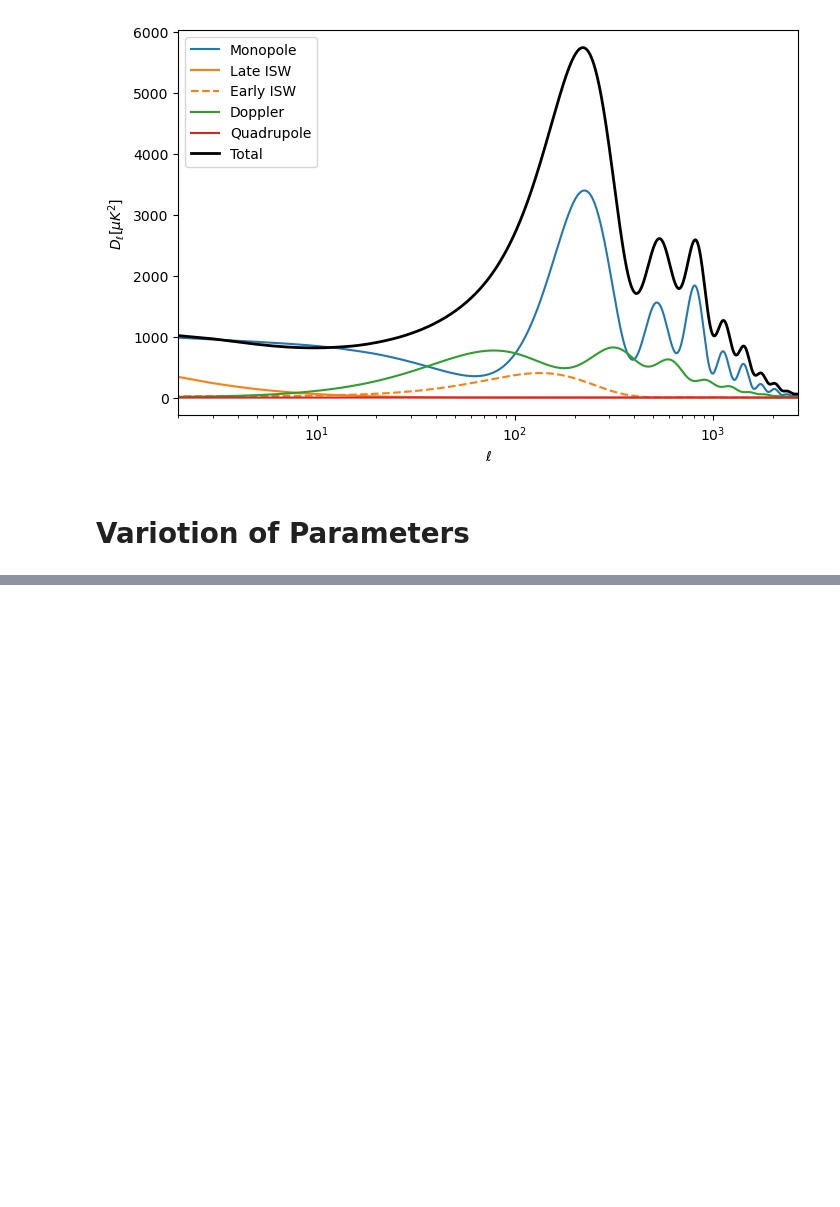
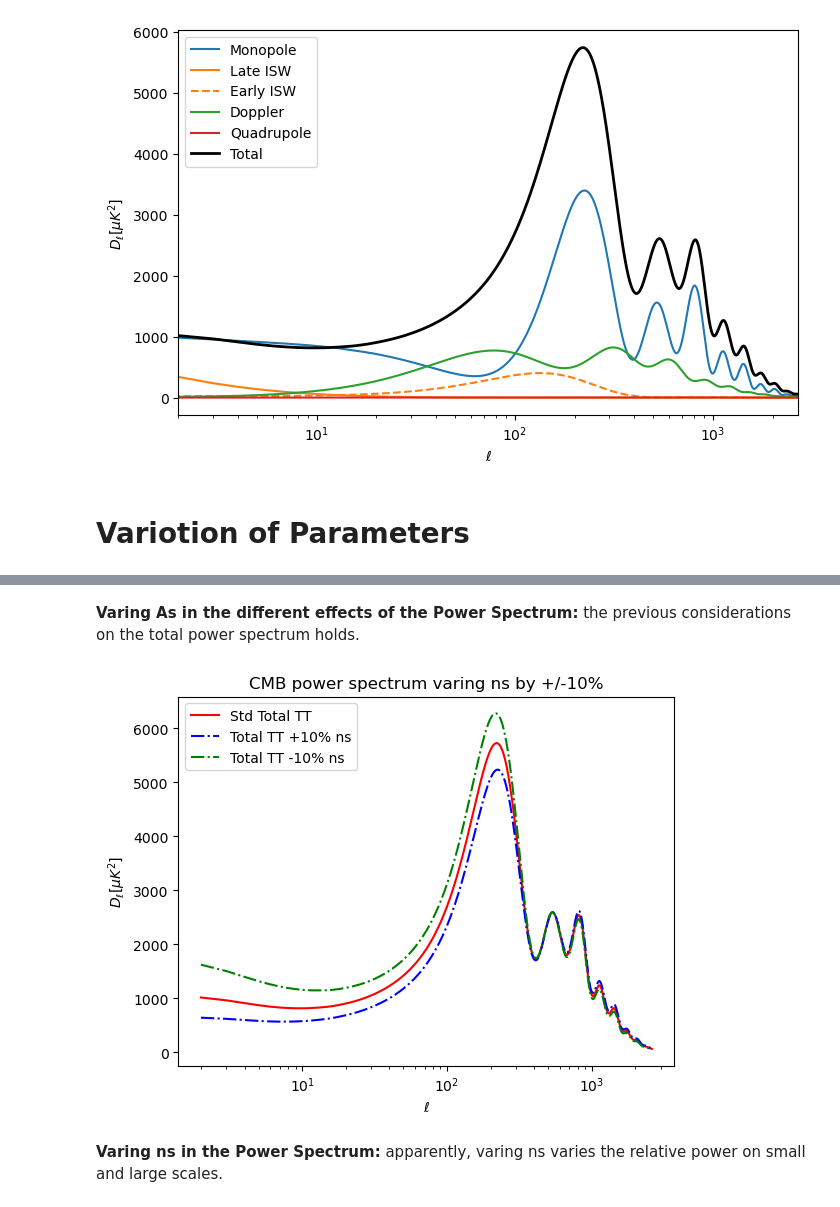
Before and after one commit to GenovaCosmology/AstroCosmoComputational, a Jupyter notebook: Students/Gabriele_Russo/CosmicStructures/Week6/ex1.ipynb, the cells around one changed output, grey strips where cells are left out. Saved outputs shown, nothing was run; the diff lists cells and outputs as text; code cells hidden in the pictures; blank space fills up the shorter version.

```diff
--- a/Students/Gabriele_Russo/CosmicStructures/Week6/ex1.ipynb
+++ b/Students/Gabriele_Russo/CosmicStructures/Week6/ex1.ipynb
@@ -172,0 +243,36 @@ plt.show()
+# %% [markdown]
+**Varing As in the different effects of the Power Spectrum:** the previous considerations on the total power spectrum holds.
+# %%
+# Variang ns by +/-10%
+ns_pars_plus  = camb.read_ini('https://raw.githubusercontent.com/cmbant/CAMB/master/inifiles/planck_2018.ini')
+ns_pars_minus = camb.read_ini('https://raw.githubusercontent.com/cmbant/CAMB/master/inifiles/planck_2018.ini')
+ns_pars_plus.InitPower.ns *= 110./100.
+ns_pars_minus.InitPower.ns *= 90./100.
+
+# Calculate results for these parameters
+ns_results_plus = camb.get_results(ns_pars_plus)
+ns_results_minus = camb.get_results(ns_pars_minus)
+
+# Computing the CMB temperature power spectrum for the modified parameters
+ns_powers_plus = ns_results_plus.get_cmb_power_spectra(ns_pars_plus, CMB_unit='muK')
+ns_powers_minus = ns_results_minus.get_cmb_power_spectra(ns_pars_minus, CMB_unit='muK')
+
+# Get the total CMB power spectrum
+ns_totCL_plus = ns_powers_plus['total']
+ns_totCL_minus = ns_powers_minus['total']
+
+# Plot the CMB power spectrum
+plt.figure()
+plt.plot(ells[2:],std_totCL[2:,0], color='r', label='Std Total TT') # Taking from l=2 since l=0,1 are not physical
+plt.plot(ells[2:],ns_totCL_plus[2:,0], color='b',ls = '-.',label='Total TT +10% ns')
+plt.plot(ells[2:],ns_totCL_minus[2:,0], color='g',ls = '-.',label='Total TT -10% ns')
+plt.legend()
+plt.xlabel(r'$\ell$')
+plt.xscale('log')
+plt.ylabel(r'$D_{\ell} [\mu K^2]$')
+plt.title('CMB power spectrum varing ns by +/-10%')
+plt.show()
+# %% [output]
+[figure, added]
+# %% [markdown]
+**Varing ns in the Power Spectrum:** apparently, varing ns varies the relative power on small and large scales.
```
Also changed, not shown: parts of 15 cells of this notebook.
